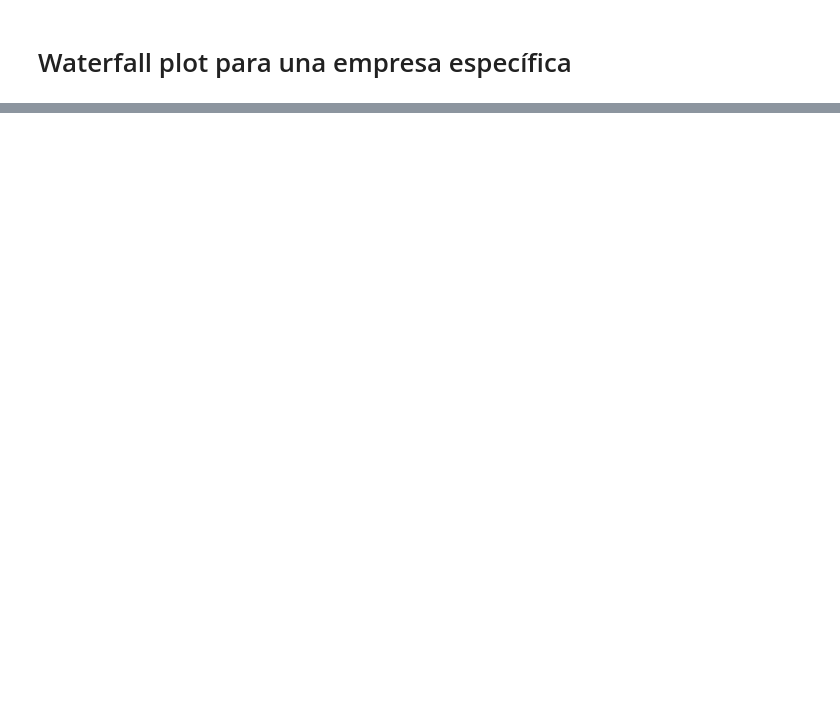
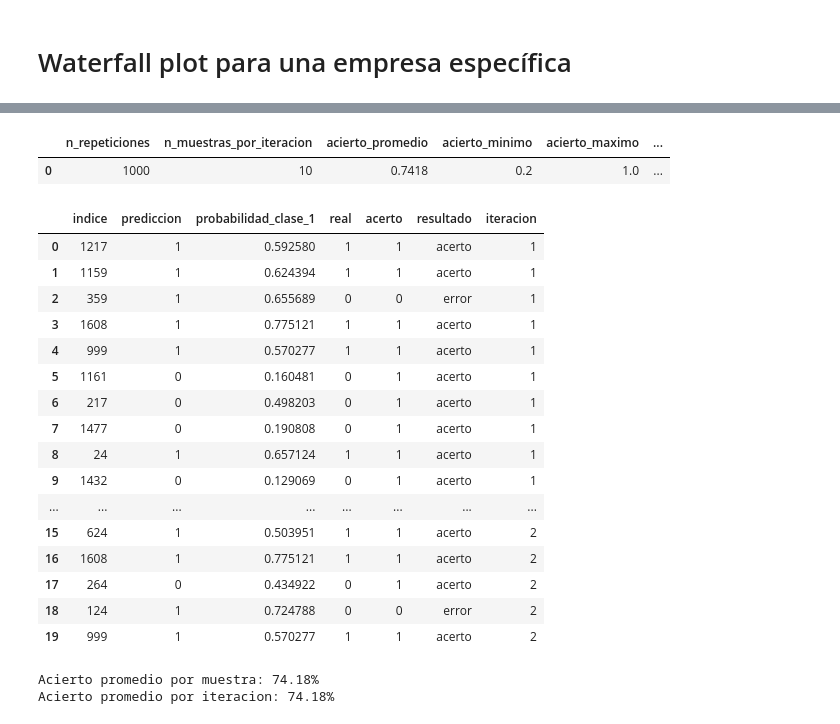
Before and after one commit to yacuervo18/Proyecto-4_Analitica_III, a Jupyter notebook: src/Shap_Validacion.ipynb, the cells around one changed output, grey strips where cells are left out. Drawn from its saved outputs; the diff is of its cells as text; code cells hidden in the pictures; blank space fills up the shorter version.

```diff
--- a/src/Shap_Validacion.ipynb
+++ b/src/Shap_Validacion.ipynb
@@ -65,0 +102,23 @@ for variable in variables_seleccionadas:
+# %%
+# Funcion para validar muestra por muestra
+
+def validar_muestras(modelo, X_muestras, y_real=None):
+    y_pred = modelo.predict(X_muestras)
+
+    if hasattr(modelo, 'predict_proba'):
+        proba_1 = modelo.predict_proba(X_muestras)[:, 1]
+    else:
+        proba_1 = np.full(len(X_muestras), np.nan)
+
+    resultados = pd.DataFrame({
+        'indice': X_muestras.index,
+        'prediccion': y_pred,
+        'probabilidad_clase_1': proba_1
+    })
+
+    if y_real is not None:
+        resultados['real'] = y_real.values
+        resultados['acerto'] = (resultados['prediccion'] == resultados['real']).astype(int)
+        resultados['resultado'] = resultados['acerto'].map({1: 'acerto', 0: 'error'})
+
+    return resultados
@@ -65,0 +165,39 @@ for variable in variables_seleccionadas:
+# %%
+# Ejecutar Monte Carlo y mostrar resumen
+resultados_mc, resumen_mc = validacion_montecarlo(
+    xgb_model,
+    X_test,
+    y_test,
+    n_muestras=10,
+    n_repeticiones=1000
+)
+
+display(resumen_mc)
+
+display(resultados_mc.head(20))
+
+if 'acerto' in resultados_mc.columns:
+    print(f"\nAcierto promedio por muestra: {resultados_mc['acerto'].mean():.2%}")
+    print(f"Acierto promedio por iteracion: {resultados_mc.groupby('iteracion')['acerto'].mean().mean():.2%}")
+# %% [output]
+|  | n_repeticiones | n_muestras_por_iteracion | acierto_promedio | acierto_minimo | acierto_maximo | ... |
+| 0 | 1000 | 10 | 0.7418 | 0.2 | 1.0 | ... |
+|  | indice | prediccion | probabilidad_clase_1 | real | acerto | resultado | iteracion |
+| 0 | 1217 | 1 | 0.592580 | 1 | 1 | acerto | 1 |
+| 1 | 1159 | 1 | 0.624394 | 1 | 1 | acerto | 1 |
+| 2 | 359 | 1 | 0.655689 | 0 | 0 | error | 1 |
+| 3 | 1608 | 1 | 0.775121 | 1 | 1 | acerto | 1 |
+| 4 | 999 | 1 | 0.570277 | 1 | 1 | acerto | 1 |
+| 5 | 1161 | 0 | 0.160481 | 0 | 1 | acerto | 1 |
+| 6 | 217 | 0 | 0.498203 | 0 | 1 | acerto | 1 |
+| 7 | 1477 | 0 | 0.190808 | 0 | 1 | acerto | 1 |
+| 8 | 24 | 1 | 0.657124 | 1 | 1 | acerto | 1 |
+| 9 | 1432 | 0 | 0.129069 | 0 | 1 | acerto | 1 |
+| ... | ... | ... | ... | ... | ... | ... | ... |
+| 15 | 624 | 1 | 0.503951 | 1 | 1 | acerto | 2 |
+| 16 | 1608 | 1 | 0.775121 | 1 | 1 | acerto | 2 |
+| 17 | 264 | 0 | 0.434922 | 0 | 1 | acerto | 2 |
+| 18 | 124 | 1 | 0.724788 | 0 | 0 | error | 2 |
+| 19 | 999 | 1 | 0.570277 | 1 | 1 | acerto | 2 |
+Acierto promedio por muestra: 74.18%
+Acierto promedio por iteracion: 74.18%
```
Also changed, not shown: parts of 6 cells of this notebook.
